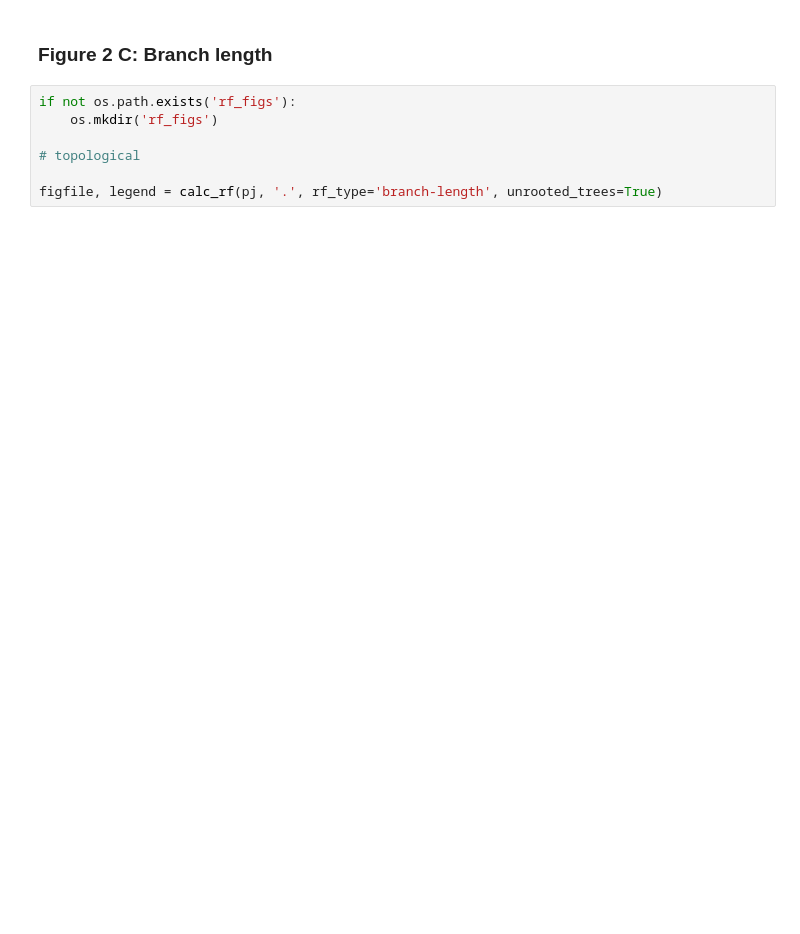
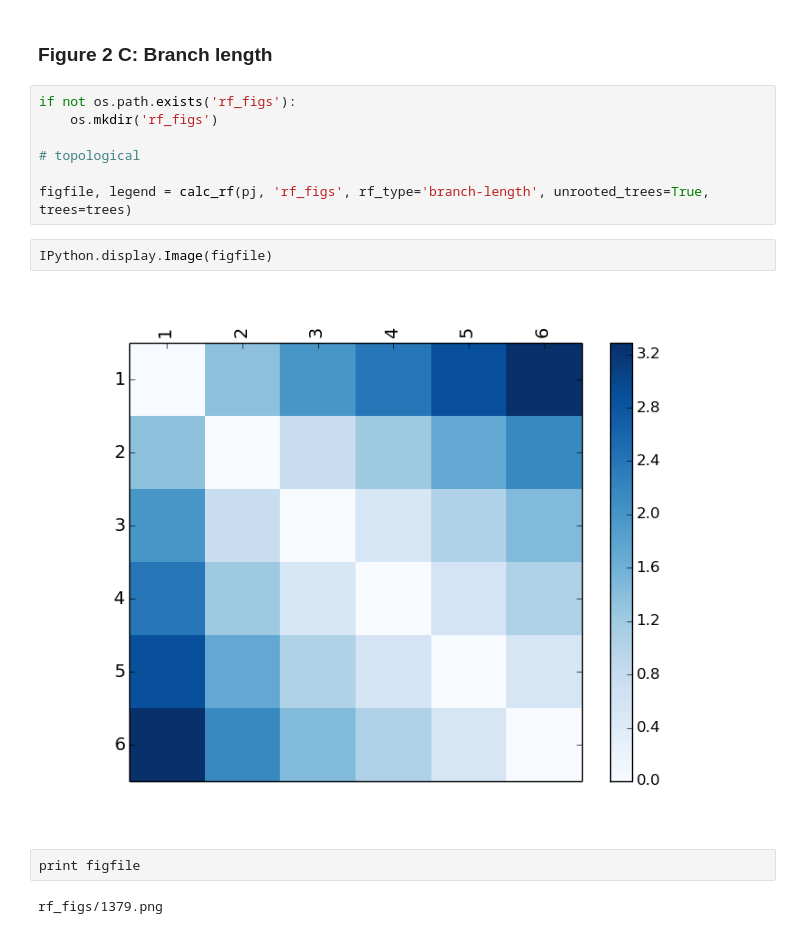
Before and after one commit to HullUni-bioinformatics/Szitenberg_et_all_15-ReproPhylo, a Jupyter notebook: IPython_Notebook_for_ReproPhylo_MS.ipynb, the cells around one changed output. Cells and saved outputs as stored; diff of their text form; blank space fills up the shorter version.

```diff
--- a/IPython_Notebook_for_ReproPhylo_MS.ipynb
+++ b/IPython_Notebook_for_ReproPhylo_MS.ipynb
@@ -707,4 +754,12 @@ if not os.path.exists('rf_figs'):
 
 # topological
 
-figfile, legend = calc_rf(pj, '.', rf_type='branch-length', unrooted_trees=True)
+figfile, legend = calc_rf(pj, 'rf_figs', rf_type='branch-length', unrooted_trees=True, trees=trees)
+# %%
+IPython.display.Image(figfile)
+# %% [output]
+[figure, added]
+# %%
+print figfile
+# %% [output]
+rf_figs/1379.png
```
Also changed, not shown: parts of 18 cells of this notebook, 1 other file.
